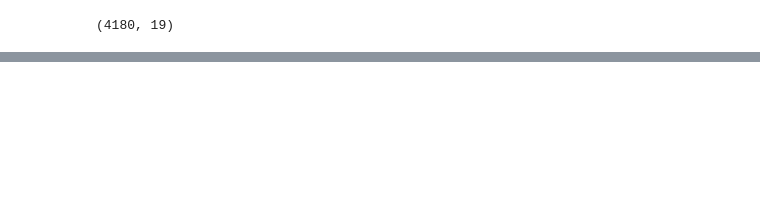
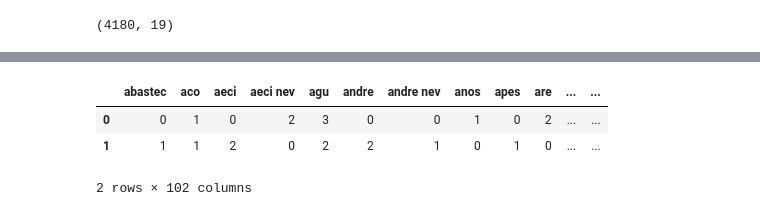
Before and after one commit to joaopaulopbjp/FakeNewsDetection, a Jupyter notebook: Fake News Classifier.ipynb, the cells around one changed output, grey strips where cells are left out. Cells and saved outputs as stored; diff of their text form; code cells hidden in the pictures; blank space fills up the shorter version.

```diff
--- a/Fake News Classifier.ipynb
+++ b/Fake News Classifier.ipynb
@@ -78,0 +149,18 @@ print(classificar_texto(df_politica, "texto normalizado", "fake"))
+# %%
+countV = CountVectorizer(lowercase=False, max_features=100)
+#tfidf = TfidfVectorizer(lowercase=False, ngram_range = (1,2), max_features=100)
+#bag_of_words = tfidf.fit_transform(df_politica['texto preprocessado'].head(5))
+bag_of_words = countV.fit_transform(df_politica['texto preprocessado'].tail(2))
+bag_of_words_df = pd.DataFrame(
+bag_of_words.todense(),
+columns=tfidf.get_feature_names()
+)
+bag_of_words_df['number of tokens processado'] = df_politica['texto preprocessado'].apply(lambda x: len(x.split()))
+bag_of_words_df['texto processado'] = df_politica['texto preprocessado']
+# %%
+bag_of_words_df.head(40)
+# %% [output]
+|  | abastec | aco | aeci | aeci nev | agu | andre | andre nev | anos | apes | are | ... | ... |
+| 0 | 0 | 1 | 0 | 2 | 3 | 0 | 0 | 1 | 0 | 2 | ... | ... |
+| 1 | 1 | 1 | 2 | 0 | 2 | 2 | 1 | 0 | 1 | 0 | ... | ... |
+2 rows × 102 columns
```
Also changed, not shown: parts of 21 cells of this notebook.
